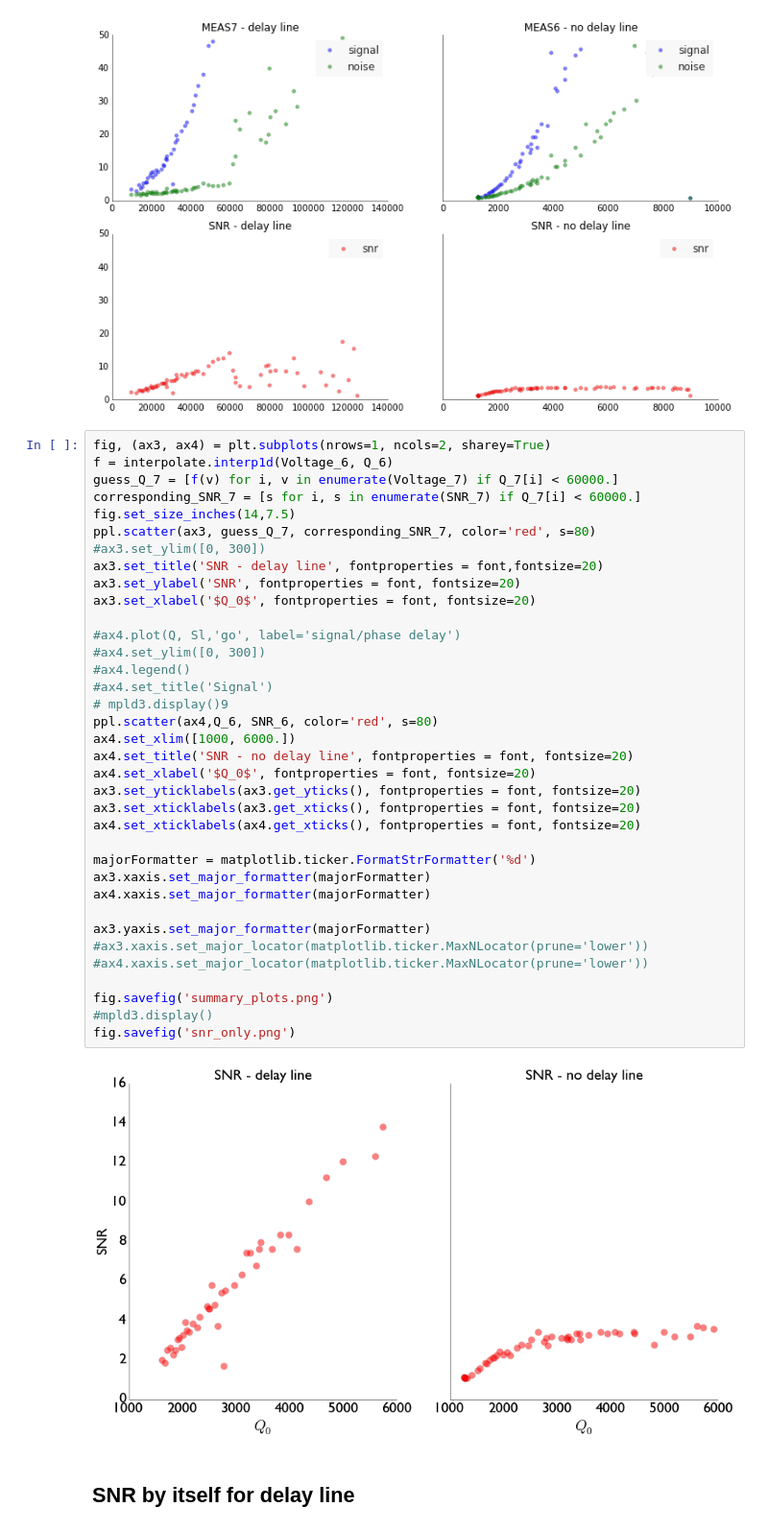
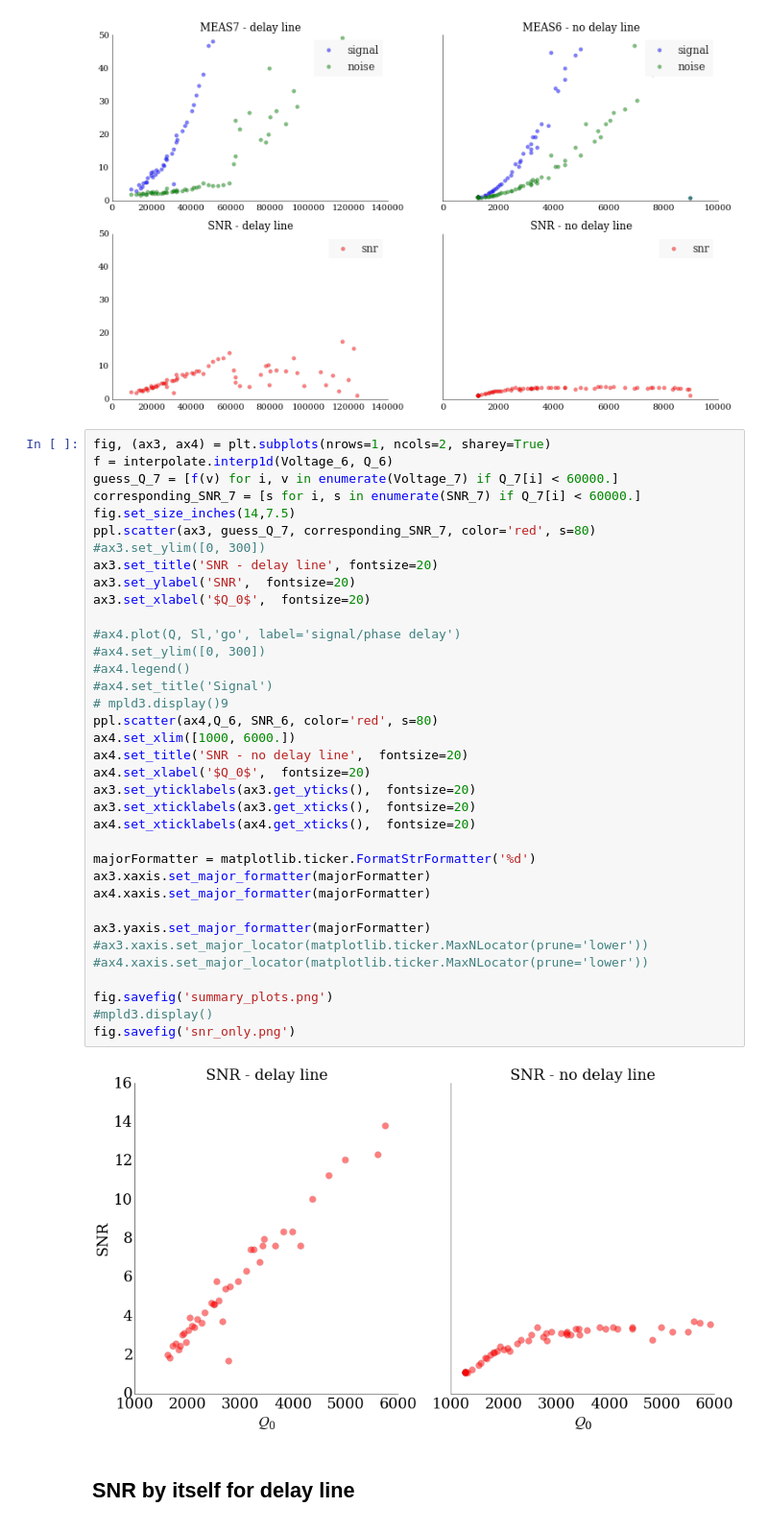
Before and after one commit to atmalagon/activeresonator, a Jupyter notebook: ipython_notebooks/Active_Resonator_Calculations.ipynb, the cells around one changed output. Shown at 96% size. Drawn from its saved outputs; the diff is of its cells as text.

```diff
--- a/ipython_notebooks/Active_Resonator_Calculations.ipynb
+++ b/ipython_notebooks/Active_Resonator_Calculations.ipynb
@@ -314,41 +318,41 @@ fig.savefig('summary_plots.png')
 # %%
 fig, (ax3, ax4) = plt.subplots(nrows=1, ncols=2, sharey=True)
 f = interpolate.interp1d(Voltage_6, Q_6)
 guess_Q_7 = [f(v) for i, v in enumerate(Voltage_7) if Q_7[i] < 60000.]
 corresponding_SNR_7 = [s for i, s in enumerate(SNR_7) if Q_7[i] < 60000.]
 fig.set_size_inches(14,7.5)
 ppl.scatter(ax3, guess_Q_7, corresponding_SNR_7, color='red', s=80)
 #ax3.set_ylim([0, 300])
-ax3.set_title('SNR - delay line', fontproperties = font,fontsize=20)
-ax3.set_ylabel('SNR', fontproperties = font, fontsize=20)
-ax3.set_xlabel('$Q_0$', fontproperties = font, fontsize=20)
+ax3.set_title('SNR - delay line', fontsize=20)
+ax3.set_ylabel('SNR',  fontsize=20)
+ax3.set_xlabel('$Q_0$',  fontsize=20)
 
 #ax4.plot(Q, Sl,'go', label='signal/phase delay')
 #ax4.set_ylim([0, 300])
 #ax4.legend()
 #ax4.set_title('Signal')
 # mpld3.display()9
 ppl.scatter(ax4,Q_6, SNR_6, color='red', s=80)
 ax4.set_xlim([1000, 6000.])
-ax4.set_title('SNR - no delay line', fontproperties = font, fontsize=20)
-ax4.set_xlabel('$Q_0$', fontproperties = font, fontsize=20)
-ax3.set_yticklabels(ax3.get_yticks(), fontproperties = font, fontsize=20)
-ax3.set_xticklabels(ax3.get_xticks(), fontproperties = font, fontsize=20)
-ax4.set_xticklabels(ax4.get_xticks(), fontproperties = font, fontsize=20)
+ax4.set_title('SNR - no delay line',  fontsize=20)
+ax4.set_xlabel('$Q_0$',  fontsize=20)
+ax3.set_yticklabels(ax3.get_yticks(),  fontsize=20)
+ax3.set_xticklabels(ax3.get_xticks(),  fontsize=20)
+ax4.set_xticklabels(ax4.get_xticks(),  fontsize=20)
 
 majorFormatter = matplotlib.ticker.FormatStrFormatter('%d')
 ax3.xaxis.set_major_formatter(majorFormatter)
 ax4.xaxis.set_major_formatter(majorFormatter)
 
 ax3.yaxis.set_major_formatter(majorFormatter)
 #ax3.xaxis.set_major_locator(matplotlib.ticker.MaxNLocator(prune='lower'))
 #ax4.xaxis.set_major_locator(matplotlib.ticker.MaxNLocator(prune='lower'))
 
 fig.savefig('summary_plots.png')
 #mpld3.display()
 fig.savefig('snr_only.png')
 # %% [output]
-[figure, old version]
+[figure, new version]
 # %% [markdown]
 ## SNR by itself for delay line
 # %%
```
Also changed, not shown: parts of 5 cells of this notebook, 26 other files.
